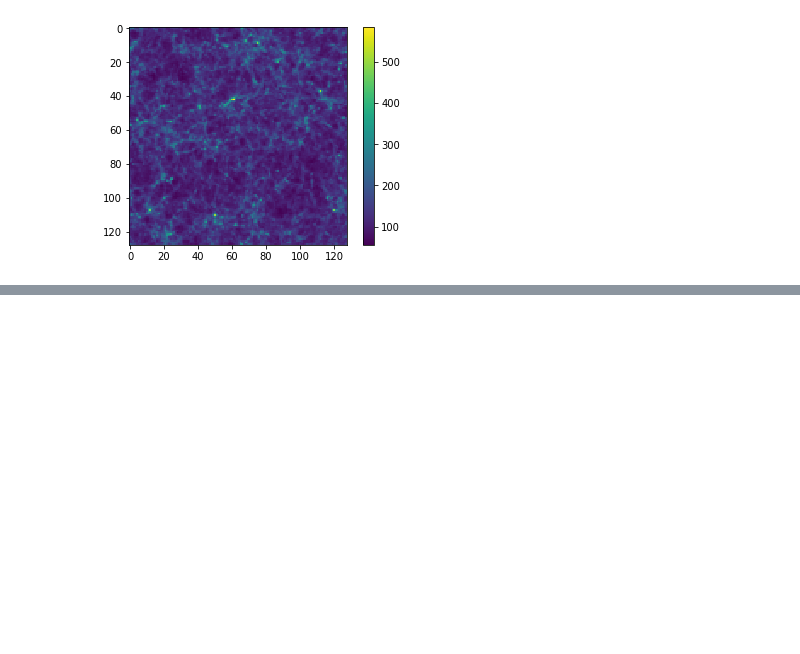
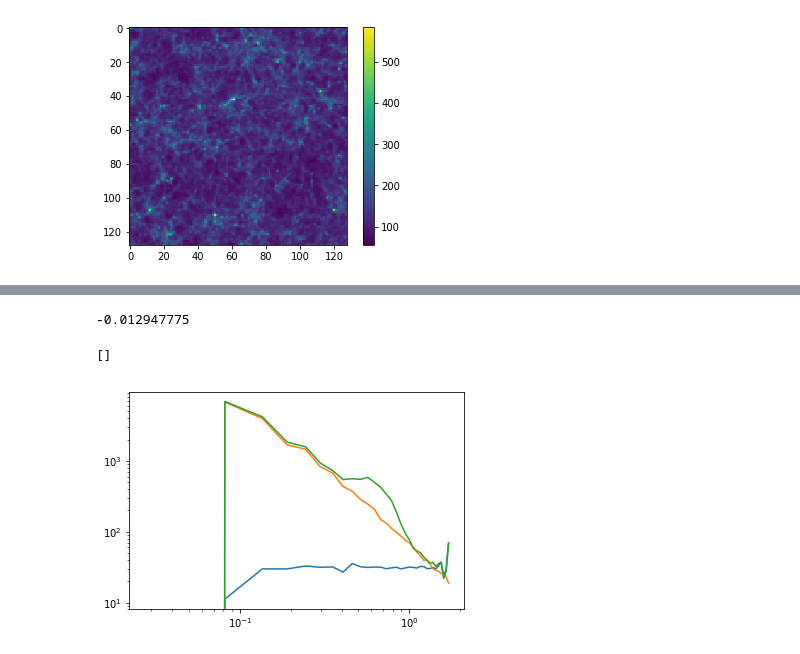
Before and after one commit to modichirag/galmodel, a Jupyter notebook: notebooks/ReconPM.ipynb, the cells around one changed output, grey strips where cells are left out. Cells and saved outputs as stored; diff of their text form; code cells hidden in the pictures; blank space fills up the shorter version.

Commit message:
recon fastpm

```diff
--- a/notebooks/ReconPM.ipynb
+++ b/notebooks/ReconPM.ipynb
@@ -79,0 +126,16 @@ plt.show()
+# %%
+#Generate DATA
+
+tf.reset_default_graph()
+
+linear = tfpm.linfield(config)
+lineark = tfpf.r2c3d(linear, config)
+icstate = tfpm.lptinit(lineark, grid, config)
+fnstate = tfpm.nbody(icstate, config, verbose=True)
+final = tf.zeros_like(linear)
+final = tfpf.cic_paint(final, fnstate[0], boxsize=bs)
+gradient = tf.gradients(final, linear)
+
+with tf.Session() as sess:
+    sess.run(tf.global_variables_initializer())
+    truth, data, grad = sess.run([linear, final, gradient])
@@ -79,0 +268,17 @@ plt.show()
+# %%
+recon.mean()
+# %% [output]
+-0.012947775
+# %%
+k, pt = tools.power(1+truth, boxsize=bs)
+k, pi = tools.power(1+init, boxsize=bs)
+k, pr = tools.power(1+recon, boxsize=bs)
+k, px = tools.power(1+truth, 1+recon, boxsize=bs)
+# %%
+plt.plot(k, pi)
+plt.plot(k, pt)
+plt.plot(k, pr)
+plt.loglog()
+# %% [output]
+[]
+[figure, added]
```
Also changed, not shown: parts of 13 cells of this notebook, 2 other files.
